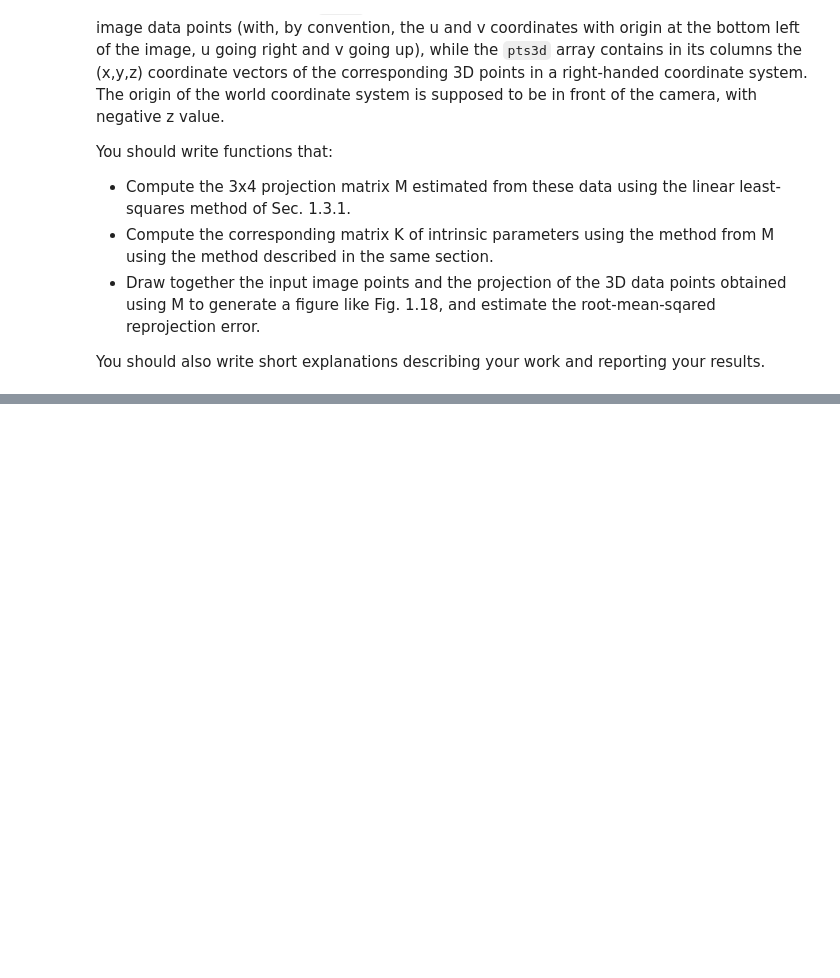
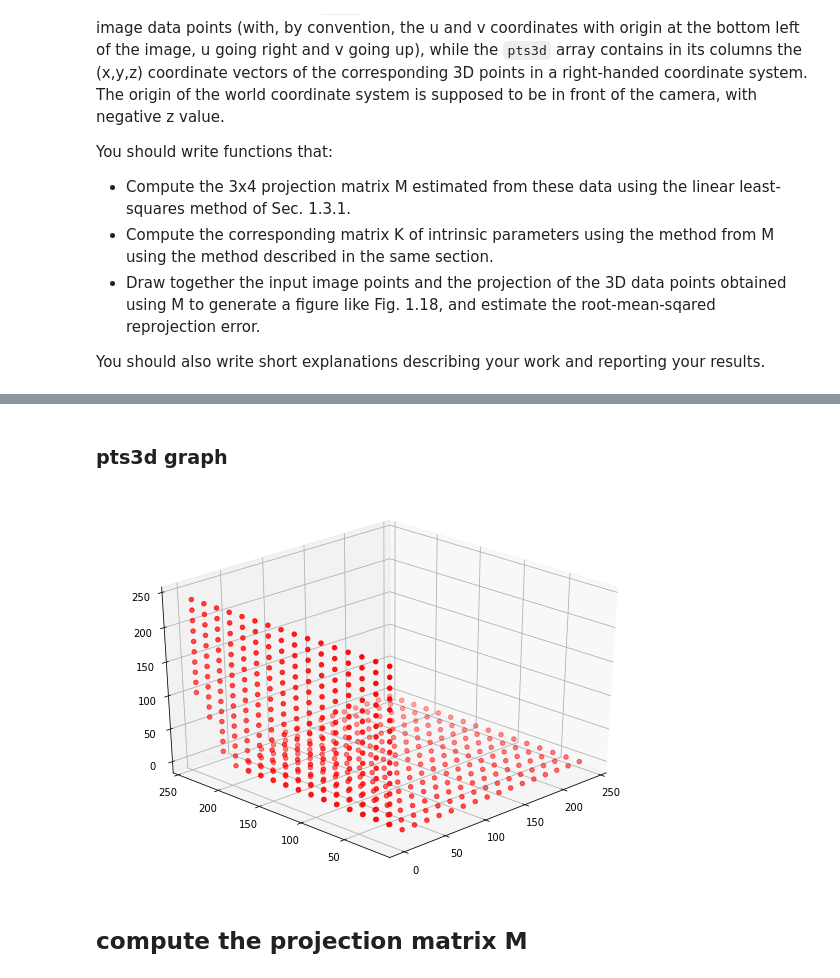
Before and after one commit to yeb2Binfang/DS_GY_3001_CV, a Jupyter notebook: HW/HW1/homework1.ipynb, the cells around one changed output, grey strips where cells are left out. Drawn from its saved outputs; the diff is of its cells as text; code cells hidden in the pictures; blank space fills up the shorter version.

```diff
--- a/HW/HW1/homework1.ipynb
+++ b/HW/HW1/homework1.ipynb
@@ -26,0 +60,16 @@ pts3d = np.loadtxt("pts3d.txt")
+# %% [markdown]
+### pts3d graph
+# %%
+from mpl_toolkits import mplot3d
+# Creating figure
+fig = plt.figure(figsize = (10, 7))
+ax = plt.axes(projection ="3d")
+# Creating plot
+ax.scatter3D(pts3d[:,0], pts3d[:,1], pts3d[:,2], marker='o', color = "red")
+ax.view_init(30,225)
+# show plot
+plt.show()
+# %% [output]
+[figure, added]
+# %% [markdown]
+## compute the projection matrix M
```
Also changed, not shown: parts of 24 cells of this notebook.
